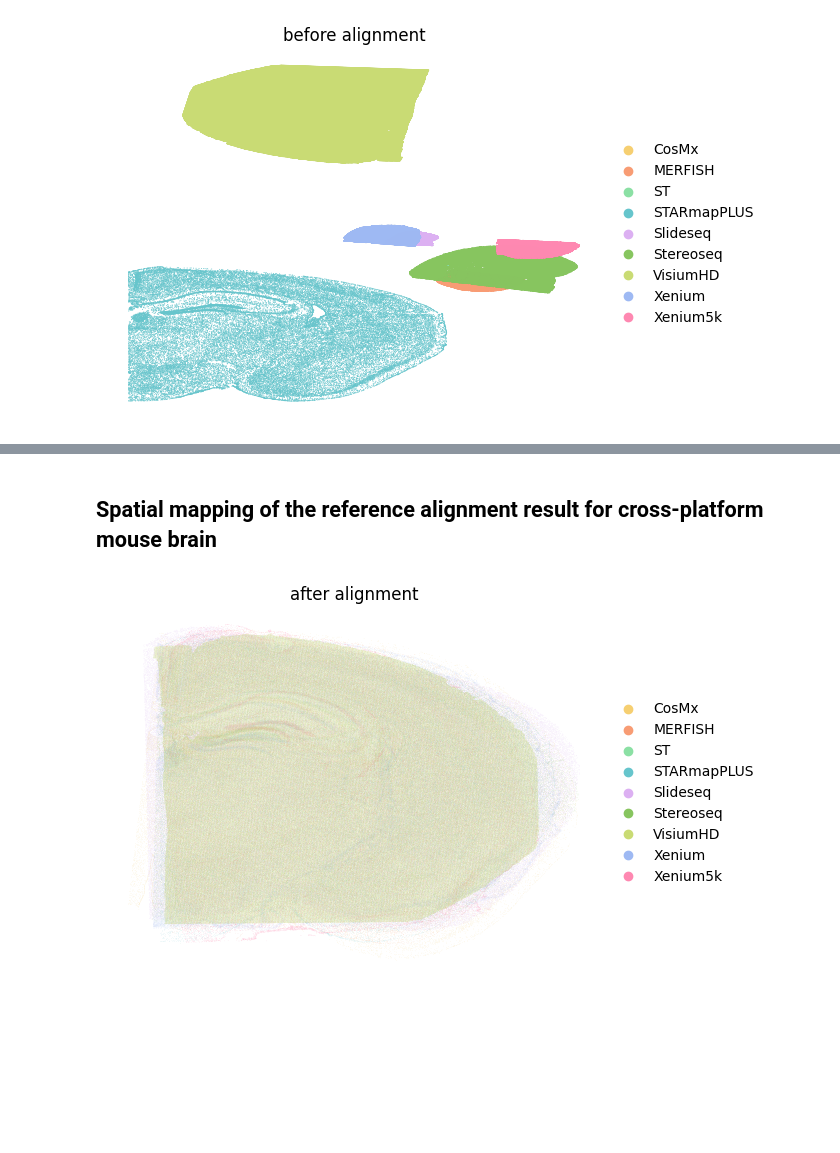
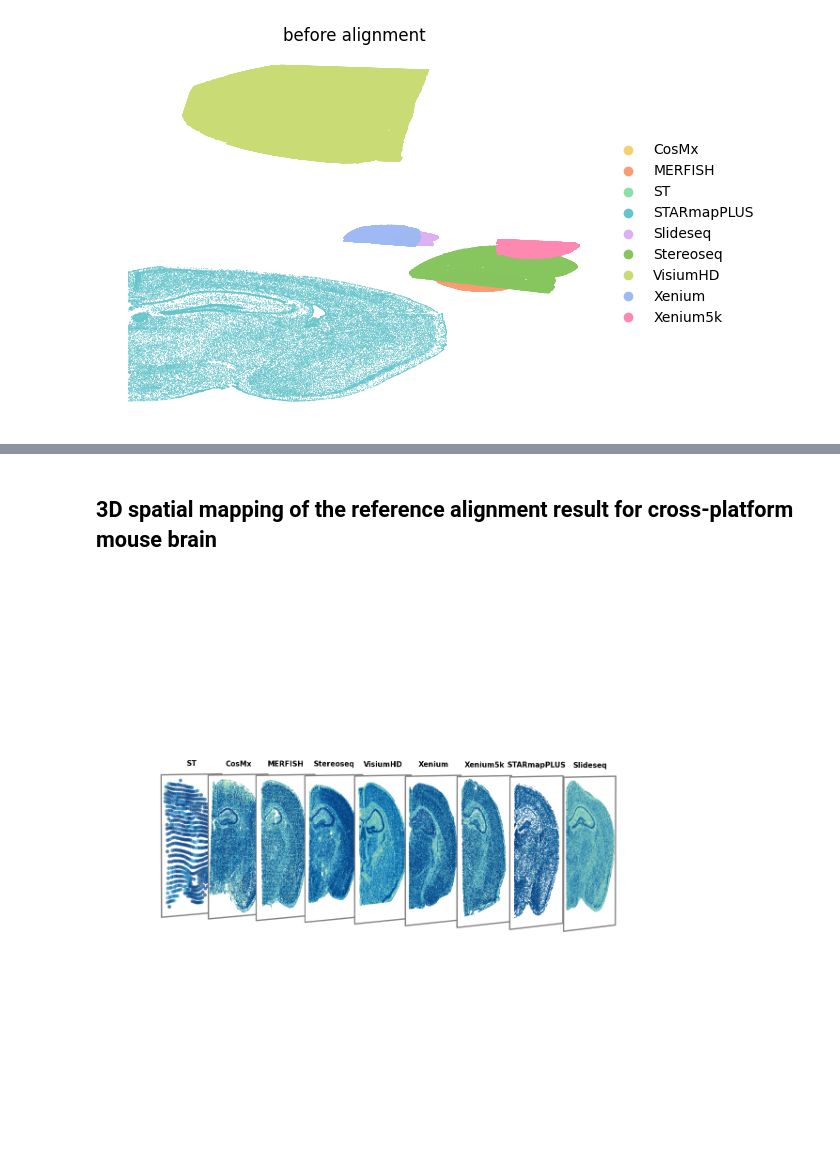
Before and after one commit to 1027victor/MAPS, a Jupyter notebook: docs/notebooks/tutorials/Cross_platform_alignment/cross_platform_alignment.ipynb, the cells around one changed output, grey strips where cells are left out. Drawn from its saved outputs; the diff is of its cells as text; code cells hidden in the pictures; blank space fills up the shorter version.

```diff
--- a/docs/notebooks/tutorials/Cross_platform_alignment/cross_platform_alignment.ipynb
+++ b/docs/notebooks/tutorials/Cross_platform_alignment/cross_platform_alignment.ipynb
@@ -134,7 +133,2 @@ Wall time: 1min 15s
-# %% [markdown]
-## <span style="color:black; font-weight:bold;">Spatial mapping of the reference alignment result for cross-platform mouse brain</span>
-# %%
-adata=sc.concat(reference_adata_list,join='inner')
-sc.pl.embedding(adata=adata, basis='spatial',color='batch',title='after alignment',size=0.2,frameon=False,palette=color_dict)
-# %% [output]
-[figure, removed]
+# %% [markdown]
+## <span style="color:black; font-weight:bold;">3D spatial mapping of the reference alignment result for cross-platform mouse brain</span>
@@ -140,0 +299,58 @@ sc.pl.embedding(adata=adata, basis='spatial',color='batch',title='after alignmen
+# %%
+my_order = [
+    "Slideseq",
+    "STARmapPLUS",
+    "Xenium5k",
+    "Xenium",
+    "VisiumHD",
+    "Stereoseq",
+    "MERFISH",
+    "CosMx",
+    "ST",
+]
+
+name_to_adata = {}
+for ad in reference_adata_list:
+    batch_name = ad.obs['batch'].unique()[0]
+    name_to_adata[batch_name] = ad
+
+ordered_adata_list = []
+ordered_names_exist = []
+for name in my_order:
+    if name in name_to_adata:
+        ordered_adata_list.append(name_to_adata[name])
+        ordered_names_exist.append(name)
+    else:
+        print(f"Warning: {name} not found in reference_adata_list, skipping.")
+
+
+my_slice_configs = {
+    "CosMx": {"vmin": 5.284, "vmax": 7.768, "point_size": 1.8},
+    "MERFISH": {"vmin": 3.905, "vmax": 6.554, "point_size": 1.8},
+    "STARmapPLUS": {"vmin": 0, "vmax": 3.5, "point_size": 1.6},
+    "ST": {"vmin": 7, "vmax": 9.2, "point_size": 30},
+    "Slideseq": {"vmin": 2.258, "vmax": 6.303, "point_size": 1.5},
+    "Stereoseq": {"vmin": 5.302, "vmax": 7.039, "point_size": 1.5},
+    "VisiumHD": {"vmin": 3.945, "vmax": 8.335, "point_size": 1.7},
+    "Xenium5k": {"vmin": 5.244, "vmax": 7.69, "point_size": 1.7},
+    "Xenium": {"vmin": 3.868, "vmax": 6.078, "point_size": 1.5},
+}
+
+my_default = {"vmin": 1.5, "vmax": 6.0, "point_size": 0.5}
+
+plot_custom_standing_slices(
+    adata_list=ordered_adata_list,
+    ordered_names=ordered_names_exist,
+    slice_configs=my_slice_configs,
+    default_config=my_default,
+    spacing=1.5,
+    elev=2,
+    azim=-150,
+    cmap='GnBu',
+    alpha=0.7,
+    cmap_min=0.2,
+    cmap_max=1,
+    bg_color='white'
+)
+# %% [output]
+[figure, added]
```
Also changed, not shown: parts of 4 cells of this notebook, 8 other files.
